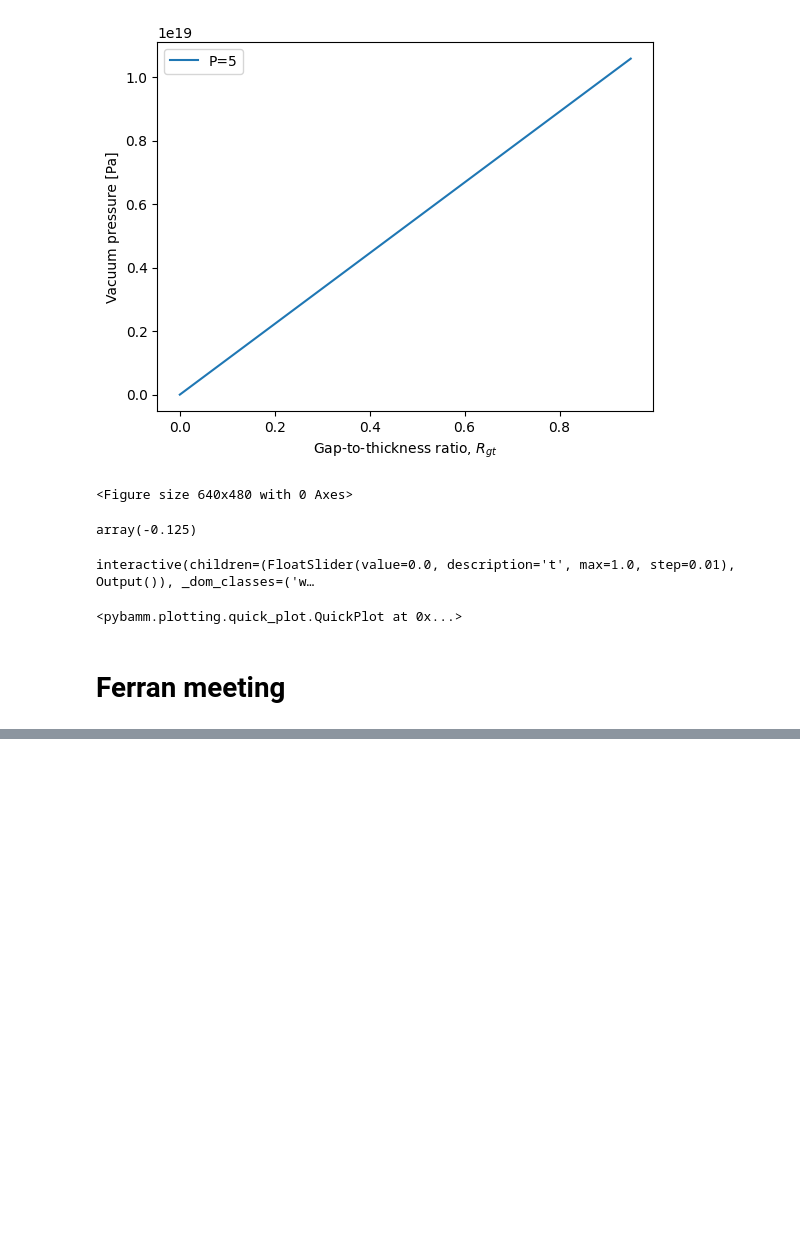
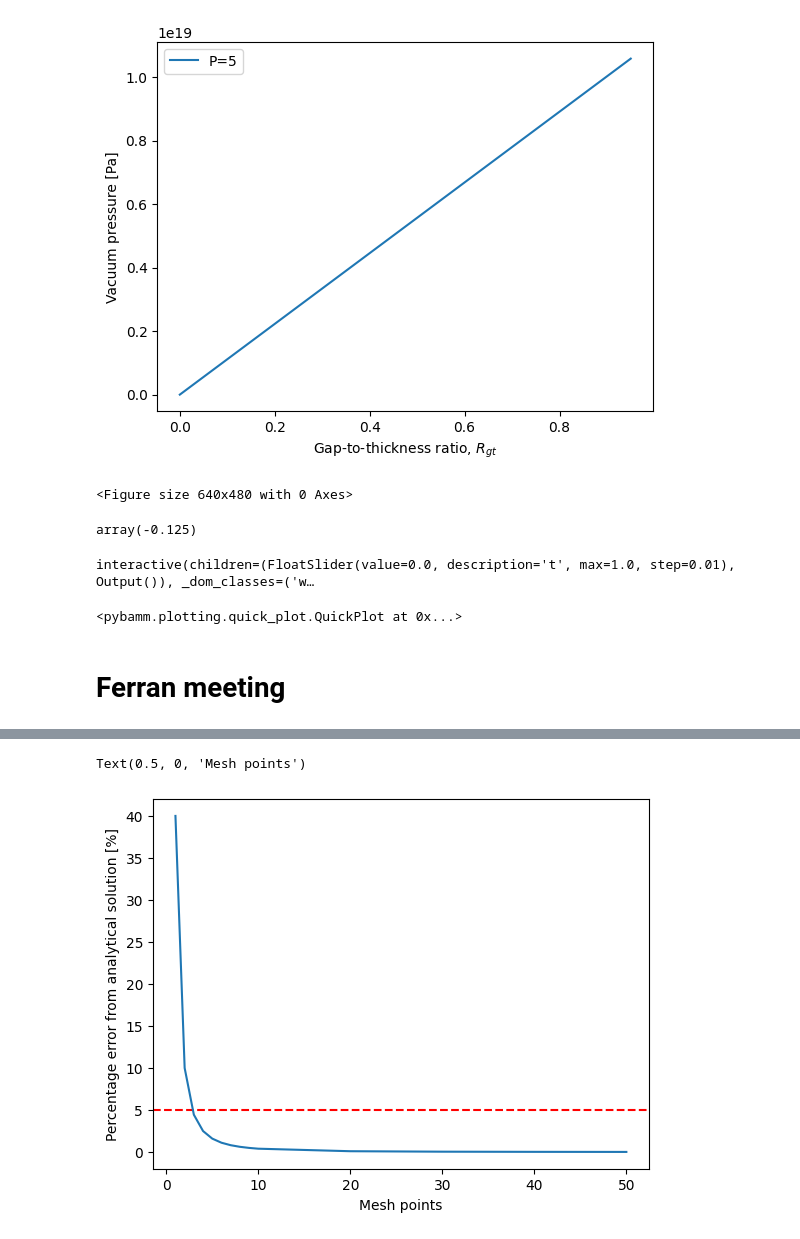
Before and after one commit to FW-Coding/FUSE-Internship-2024, a Jupyter notebook: Coating thickness model.ipynb, the cells around one changed output, grey strips where cells are left out. Saved outputs shown, nothing was run; the diff lists cells and outputs as text; code cells hidden in the pictures; blank space fills up the shorter version.

```diff
--- a/Coating thickness model.ipynb
+++ b/Coating thickness model.ipynb
@@ -1030,0 +1069,16 @@ plt.ylim([0, 1])
+# %%
+analytical_solution = (np.full((1, len(thickness_list)), thickness_list[-1]))[0]
+
+error_list = []
+
+for thickness in thickness_list:
+    error = (thickness_list[-1] - thickness)/thickness_list[-1] *100
+    error_list.append(error)
+
+plt.axhline(y = 5, color = 'r', linestyle = '--')
+plt.plot(var_pts_list, error_list)
+plt.ylabel("Percentage error from analytical solution [%]")
+plt.xlabel("Mesh points")
+# %% [output]
+Text(0.5, 0, 'Mesh points')
+[figure, added]
```
Also changed, not shown: parts of 4 cells of this notebook, 2 other files.
